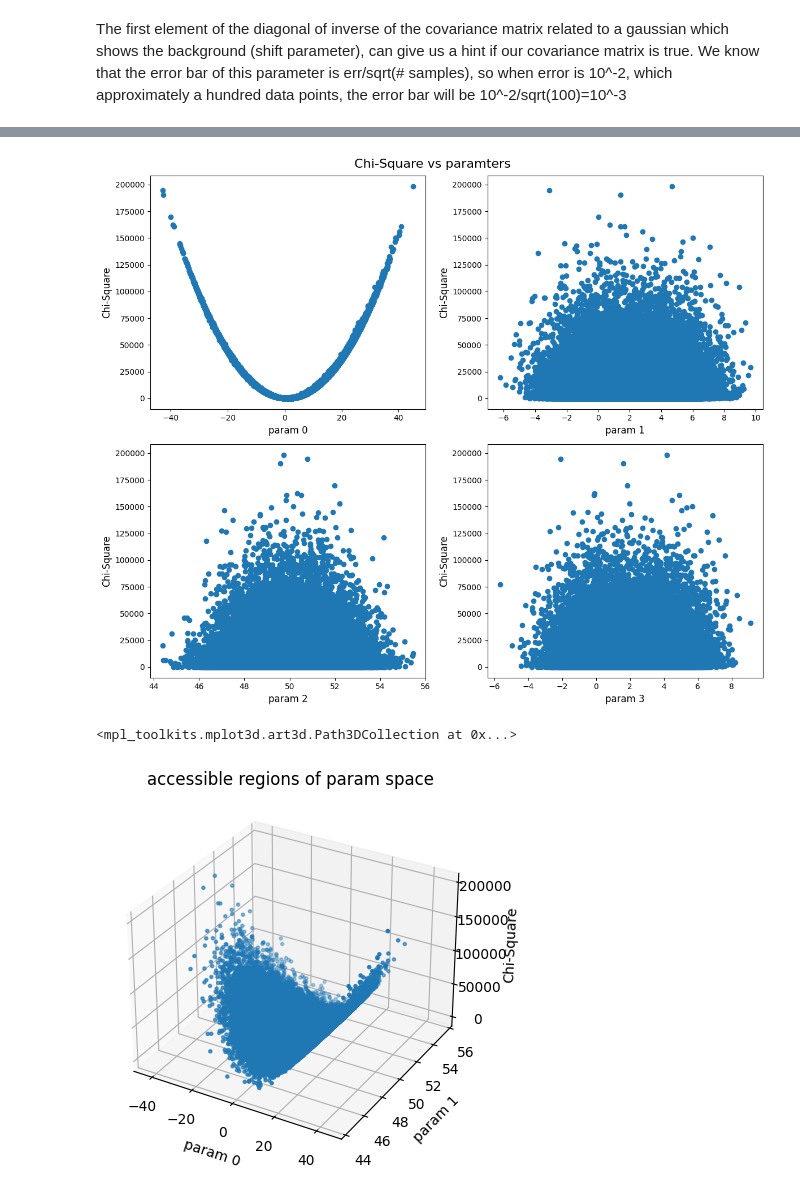
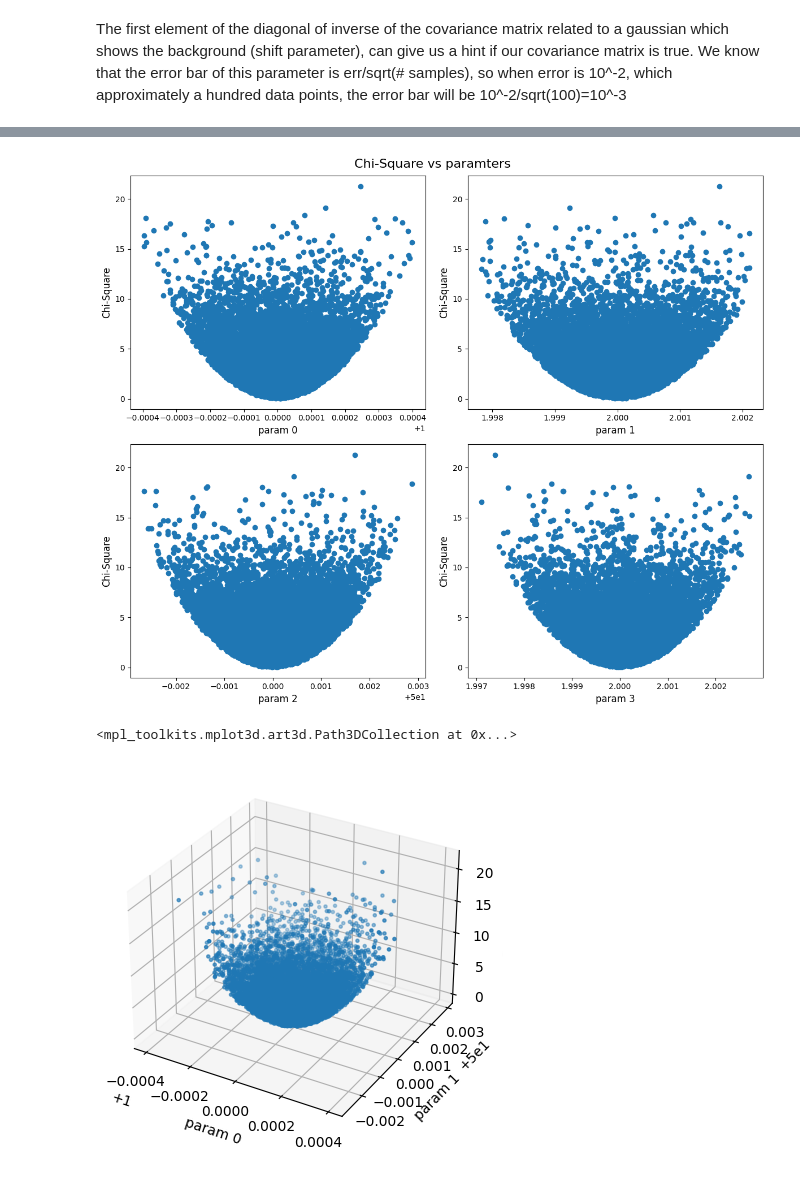
Before and after one commit to aryana-haghjoo/My-Project, a Jupyter notebook: code_history/gauss/test_lm.ipynb, the cells around one changed output, grey strips where cells are left out. Drawn from its saved outputs; the diff is of its cells as text; code cells hidden in the pictures.

```diff
--- a/code_history/gauss/test_lm.ipynb
+++ b/code_history/gauss/test_lm.ipynb
@@ -24,6 +24,7 @@ def derivative(m, x, func = gauss, d = 1E-2):
     y = func(m , x)
     derivs = np.zeros([len(x), len(m)])
     dpars = d * m
+    dpars = np.array(dpars, copy=True, dtype = 'float64')
     for i in range(len(m)):
         pars_plus = np.array(m, copy=True, dtype = 'float64')
         pars_plus[i] = pars_plus[i] + dpars[i]
@@ -104,7 +105,7 @@ def draw_samples(covariance_matrix, nset):
     #normalizing the covariance matrix
     D = np.diag(np.diag(covariance_matrix)) #diagonal matrix of covariance matrix
     D_sqrt = np.sqrt(D)
-    D_inv_sqrt = np.linalg.inv(D_sqrt)
+    D_inv_sqrt = np.linalg.pinv(D_sqrt)
     covariance_matrix_normalized = D_inv_sqrt @ covariance_matrix @ D_inv_sqrt #normalized covariance matrix
 
     e,v = np.linalg.eigh(covariance_matrix_normalized)
@@ -126,7 +127,6 @@ def draw_samples(covariance_matrix, nset):
 
 
 def chisquare (pars, data, Ninv): #returns the chi-square of two 21cm curves - err can be a number/array
-
     pred = gauss(pars, x)
     r = data-pred
     chisq = r.T@Ninv@r
@@ -162,7 +162,6 @@ def mcmc(fun_chisq, start_guess, covariance_matrix, data, Ninv, nstep):
             acceptance_ratio = acceptance_ratio + 1
             chisq[i] = new_chisq
             chain[i, :] = new_param
-
         else :
             betta = 0.5
             if np.random.rand(1)<betta*(np.exp(-0.5*(new_chisq-chisq[i-1]))):
@@ -179,7 +182,7 @@ m_true = np.array(m_true, copy=True, dtype = 'float64')
 x = np.linspace(1, 100, 100)
 y_true = gauss(m_true, x)
 m_0 = m_true * (1 +  0.1* np.random.randn(len(m_true)))
-err = 1
+err = 1E-3
 Ninv = ((err)**(-2))*np.eye(len(x))
 # %%
 m_fit = LM (m_0, derivative, x, y_true, niter=20, Ninv = Ninv)
@@ -215,11 +208,0 @@ array([0.10578937, 0.65447616, 0.77202134, 0.77513322])
-# %%
-n = 1000
-csq= np.empty(n)
-samples = draw_samples(mycov, n)
-
-for i in range(n):
-    csq[i] = chisquare(samples[i, :] + m_fit, y_true, Ninv)
-
-print(np.std((samples.T@samples)/n - mycov))
-csq_diff = csq - chisq_f
-print(np.mean(csq_diff))
@@ -233,0 +211,16 @@ plt.plot(csq_diff)
+# %%
+n = 10000
+samples = draw_samples(mycovinv, n)
+print(np.std((samples.T@samples)/n - mycovinv))
+#print(samples.T@samples/n)
+#print(mycovinv)
+csq= np.empty(n)
+samples_with_mean= np.empty((n , 4))
+
+for i in range(n):
+    samples_with_mean[i, :] = samples[i, :] + m_fit
+    csq[i] = chisquare(samples_with_mean[i, :], y_true, Ninv)
+
+csq_mean= np.mean(csq)
+csq_diff = csq - chisq_f
+print(np.mean(csq_diff))
@@ -407,16 +449,16 @@ ax_list[1, 1].set_xlabel('param 3', fontsize=12)
 plt.tight_layout()
 plt.show()
 # %% [output]
-[figure, old version]
+[figure, new version]
 # %%
 #%matplotlib qt
 fig1 = plt.figure()
 ax = plt.axes(projection='3d')
-ax.set_title('accessible regions of param space')
+#ax.set_title('accessible regions of param space')
 ax.set_xlabel('param 0')
 ax.set_ylabel('param 1')
 ax.set_zlabel('Chi-Square')
 ax.scatter3D(samples[:, 0]+ m_true[0], samples[:, 2]+ m_true[2], csq, marker= '.')
 # %% [output]
 <mpl_toolkits.mplot3d.art3d.Path3DCollection at 0x...>
-[figure, old version]
+[figure, new version]
```
Also changed, not shown: parts of 20 cells of this notebook.
